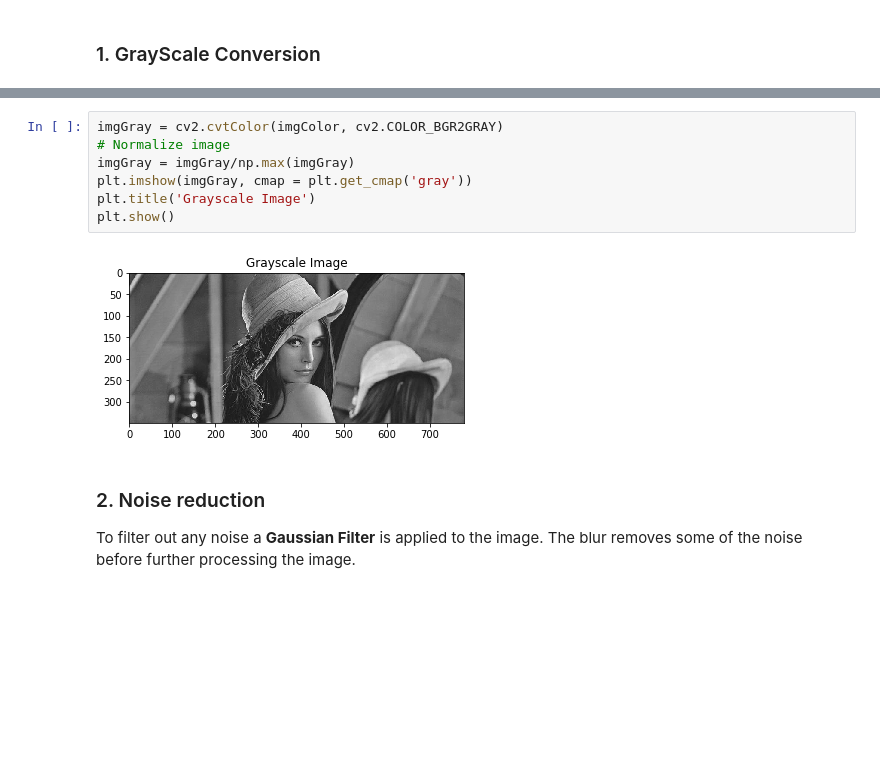
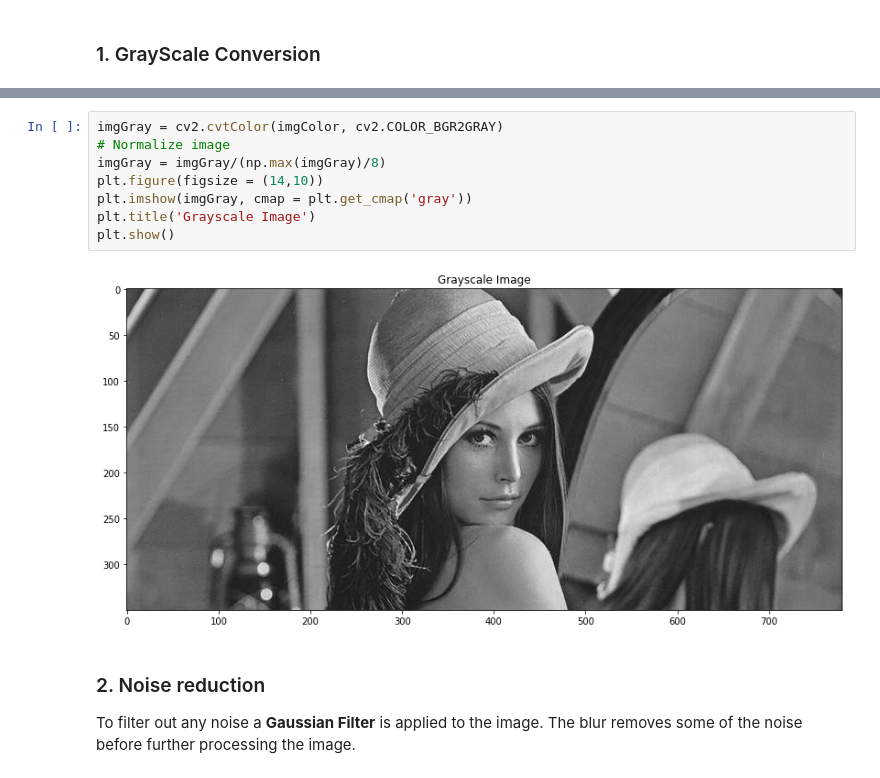
Before and after one commit to herrera-diego/CannyEdgeDetection, a Jupyter notebook: src/Edge Detection.ipynb, the cells around one changed output, grey strips where cells are left out. Cells and saved outputs as stored; diff of their text form; blank space fills up the shorter version.

```diff
--- a/src/Edge Detection.ipynb
+++ b/src/Edge Detection.ipynb
@@ -40,12 +44,13 @@ plt.show()
 # %%
 imgGray = cv2.cvtColor(imgColor, cv2.COLOR_BGR2GRAY)
 # Normalize image
-imgGray = imgGray/np.max(imgGray)
+imgGray = imgGray/(np.max(imgGray)/8)
+plt.figure(figsize = (14,10))
 plt.imshow(imgGray, cmap = plt.get_cmap('gray'))
 plt.title('Grayscale Image')
 plt.show()
 # %% [output]
-[figure, old version]
+[figure, new version]
 # %% [markdown]
 ### 2. Noise reduction
 To filter out any noise a **Gaussian Filter** is applied to the image.
```
Also changed, not shown: parts of 14 cells of this notebook.
